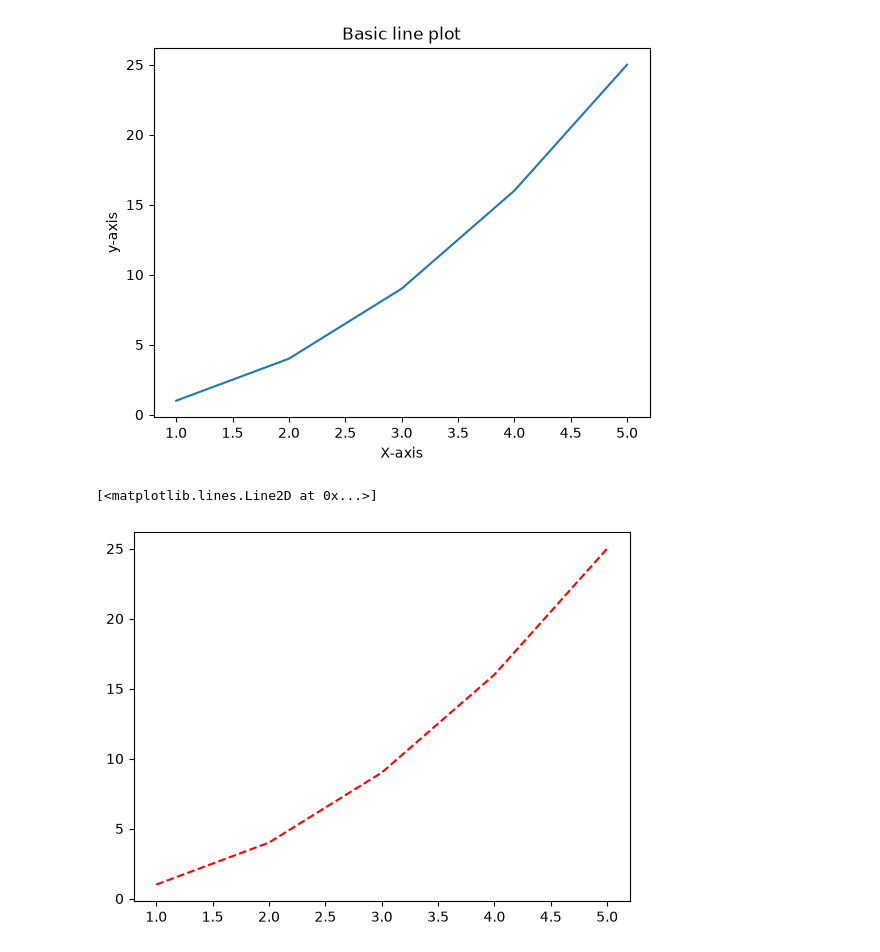
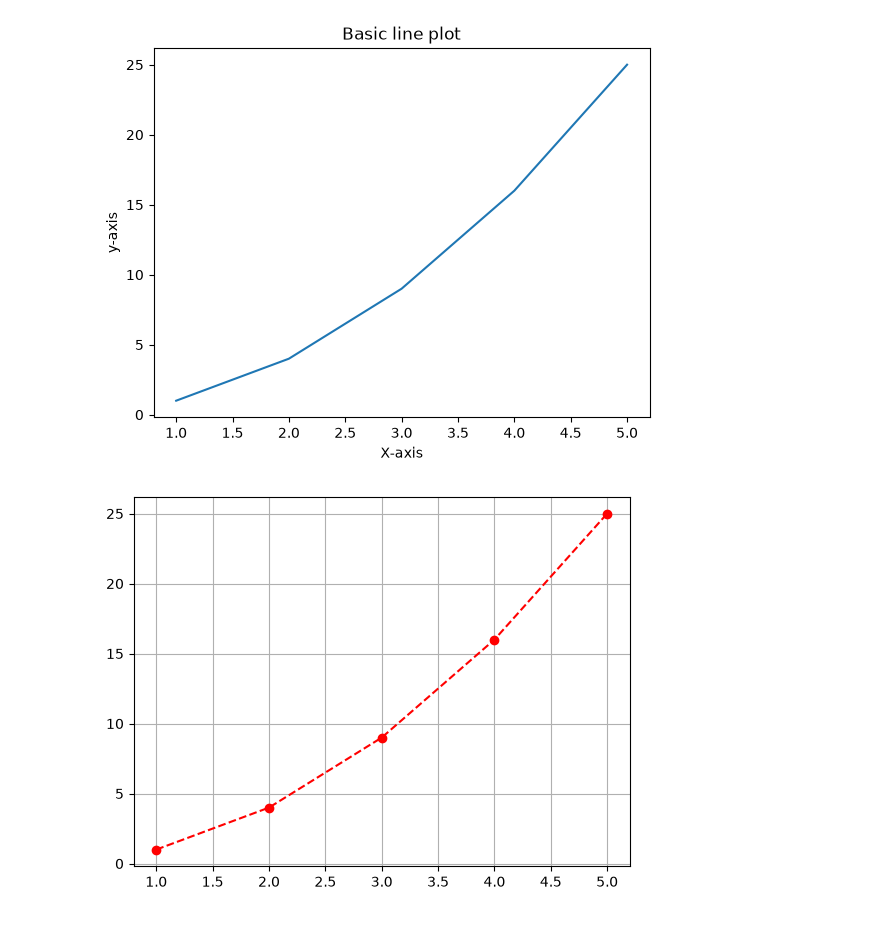
Before and after one commit to Pinaki-Das2007/python, a Jupyter notebook: matplotlib/datavisulization.ipynb, the cells around one changed output. Saved outputs shown, nothing was run; the diff lists cells and outputs as text; code cells hidden in the pictures.

```diff
--- a/matplotlib/datavisulization.ipynb
+++ b/matplotlib/datavisulization.ipynb
@@ -19,10 +19,10 @@ plt.show()
 # %%
 x =  [1,2,3,4,5]
 y = [1,4,9,16,25]
 
 # create a customized line plot
 
-plt.plot(x,y,color = 'red',linestyle = "--")
+plt.plot(x,y,color = 'red',linestyle = "--", marker="o")
+plt.grid(True)
 # %% [output]
-[<matplotlib.lines.Line2D at 0x...>]
-[figure, old version]
+[figure, new version]
```
Also changed, not shown: parts of 12 cells of this notebook.
